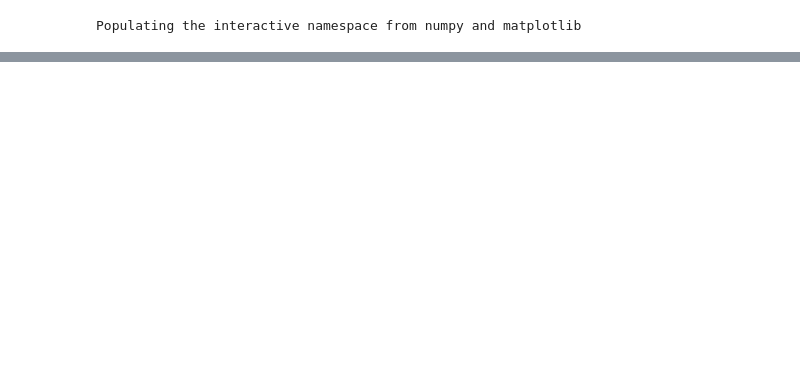
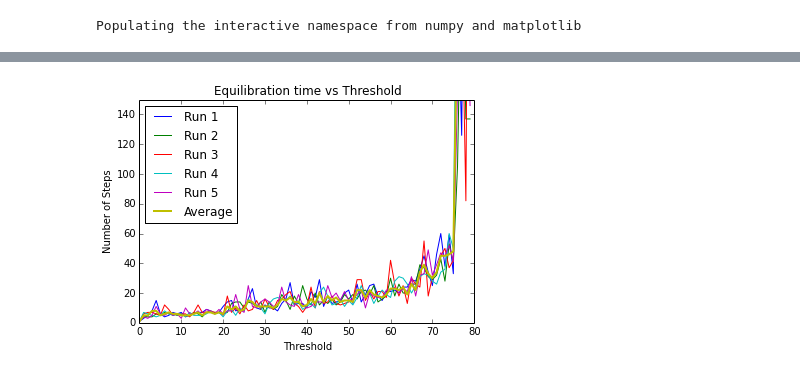
Before and after one commit to jhaslema/PHYS202-S14, a Jupyter notebook: SchellingModel.ipynb, the cells around one changed output, grey strips where cells are left out. Drawn from its saved outputs; the diff is of its cells as text; code cells hidden in the pictures; blank space fills up the shorter version.

```diff
--- a/SchellingModel.ipynb
+++ b/SchellingModel.ipynb
@@ -213,0 +204,27 @@ In order to reach equilibrum there needed to be 8 steps, with 60 movements
+# %%
+stepGraph1 = []
+for i in range(0,80):
+    grid = initializeGrid(gridSize,density,concentration)
+    threshold.value = i
+    stepGraph1.append(totalMoves(grid,gridSize,threshold))
+# %%
+average = []
+for i in range(len(stepGraph)):
+    average.append((stepGraph[i]+stepGraph1[i]+stepGraph2[i]+stepGraph3[i]+stepGraph4[i])/5)
+# %%
+t = np.arange(0,80,1)
+plt.plot(t,stepGraph,linewidth = 1,label = "Run 1")
+plt.plot(t,stepGraph1,linewidth=1,label = "Run 2")
+plt.plot(t,stepGraph2,linewidth=1,label = "Run 3")
+plt.plot(t,stepGraph3,linewidth=1,label = "Run 4")
+plt.plot(t,stepGraph4,linewidth=1,label = "Run 5")
+plt.plot(t,average,linewidth=2,label = "Average")
+plt.legend(loc = "upper left")
+plt.xlabel("Threshold")
+plt.ylabel("Number of Steps")
+plt.title("Equilibration time vs Threshold")
+plt.ylim(0,150)
+#plt.ylim(0,1000)
+plt.show()
+# %% [output]
+[figure, added]
```
Also changed, not shown: parts of 6 cells of this notebook.
